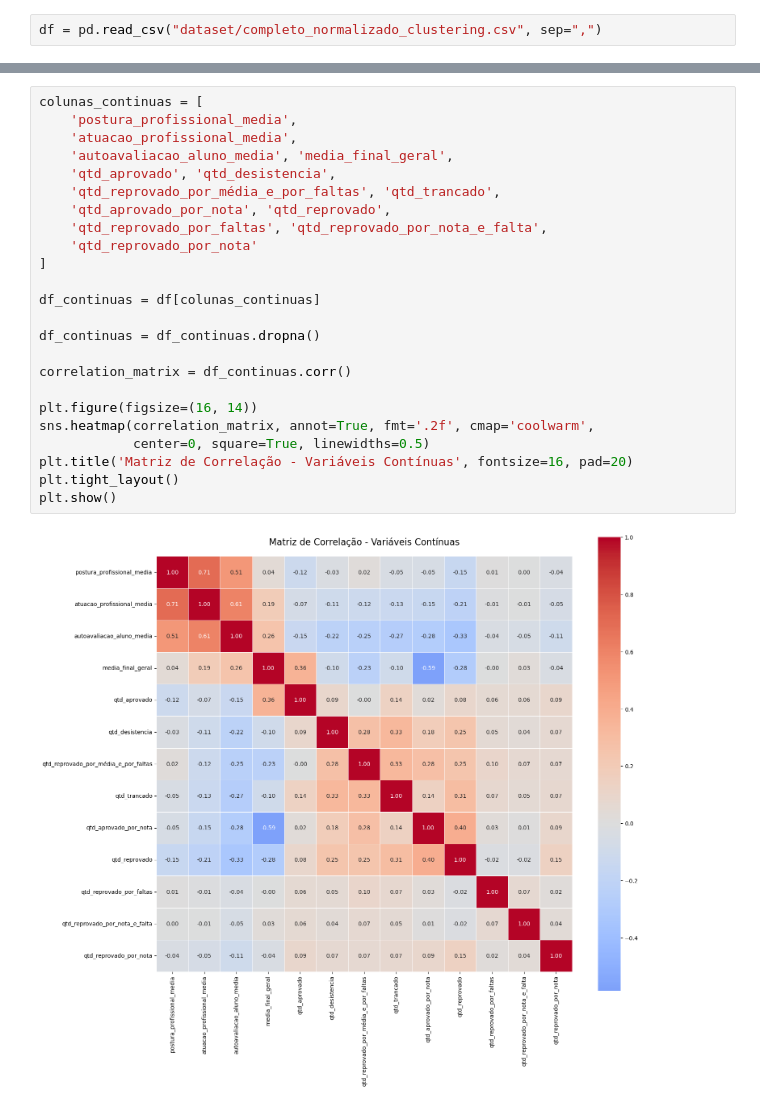
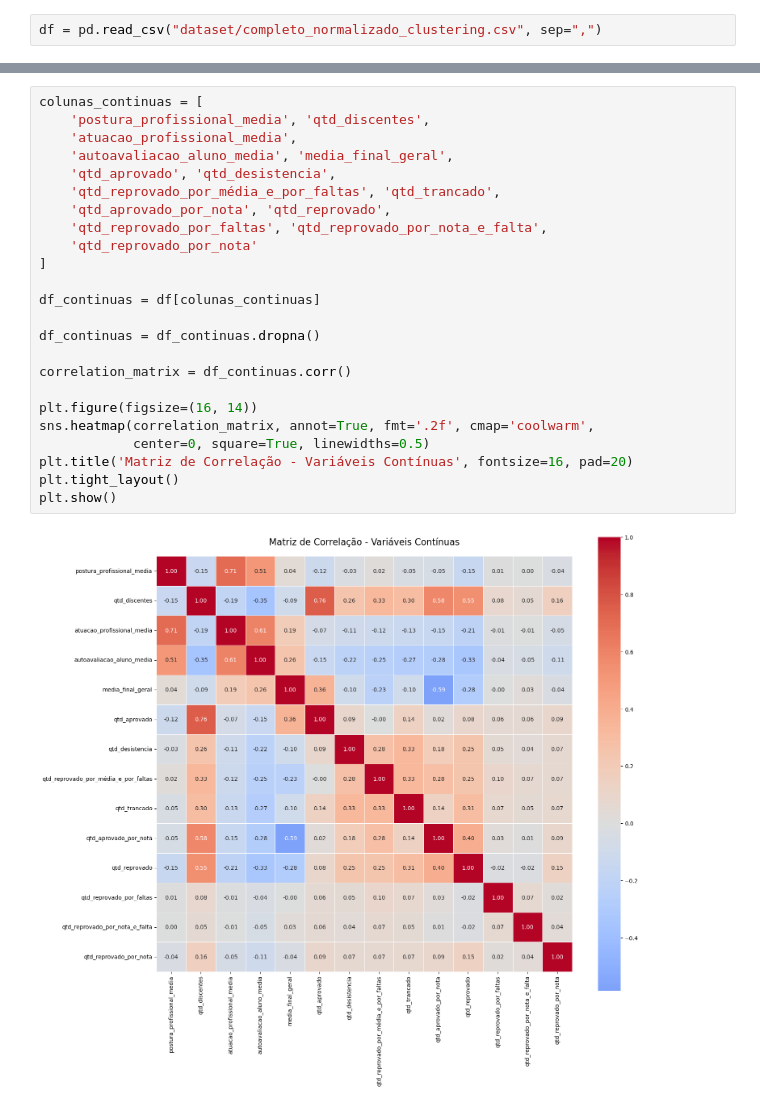
Before and after one commit to PETCC-UFRN/data-pet, a Jupyter notebook: ENAPET2025/clustering.ipynb, the cells around one changed output, grey strips where cells are left out. Cells and saved outputs as stored; diff of their text form.

Commit message:
colocando a variável de qtd_discentes e refazendo clusters

```diff
--- a/ENAPET2025/clustering.ipynb
+++ b/ENAPET2025/clustering.ipynb
@@ -31,28 +31,28 @@ df
 # %%
 colunas_continuas = [
-    'postura_profissional_media',
+    'postura_profissional_media', 'qtd_discentes',
     'atuacao_profissional_media',
     'autoavaliacao_aluno_media', 'media_final_geral',
     'qtd_aprovado', 'qtd_desistencia',
     'qtd_reprovado_por_média_e_por_faltas', 'qtd_trancado',
     'qtd_aprovado_por_nota', 'qtd_reprovado',
     'qtd_reprovado_por_faltas', 'qtd_reprovado_por_nota_e_falta',
     'qtd_reprovado_por_nota'
 ]
 
 df_continuas = df[colunas_continuas]
 
 df_continuas = df_continuas.dropna()
 
 correlation_matrix = df_continuas.corr()
 
 plt.figure(figsize=(16, 14))
 sns.heatmap(correlation_matrix, annot=True, fmt='.2f', cmap='coolwarm',
             center=0, square=True, linewidths=0.5)
 plt.title('Matriz de Correlação - Variáveis Contínuas', fontsize=16, pad=20)
 plt.tight_layout()
 plt.show()
 # %% [output]
-[figure, old version]
+[figure, new version]
 # %%
 features_clustering = [
```
Also changed, not shown: parts of 8 cells of this notebook, 3 other files.
